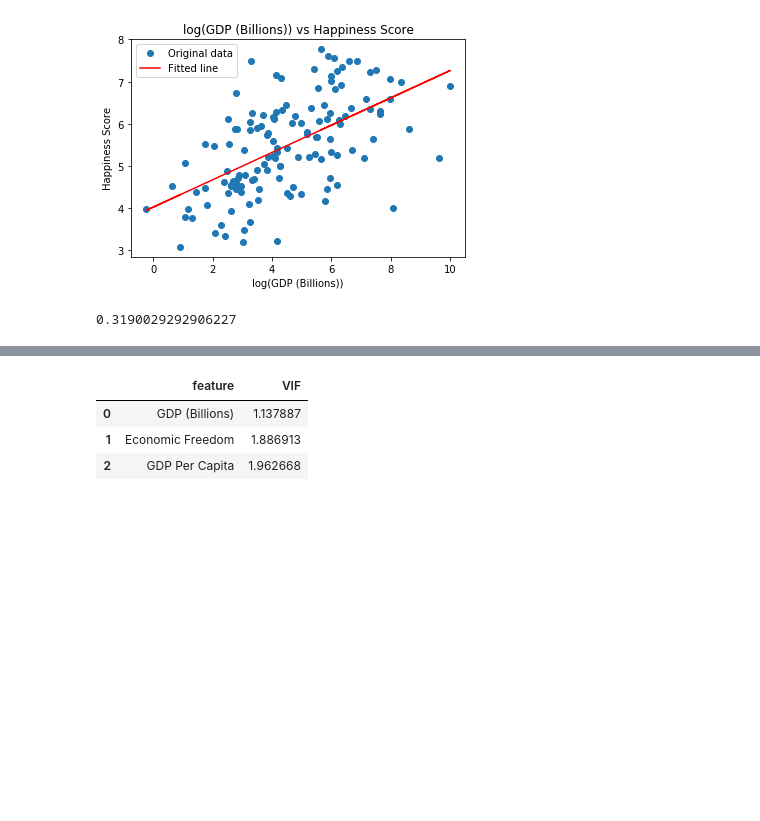
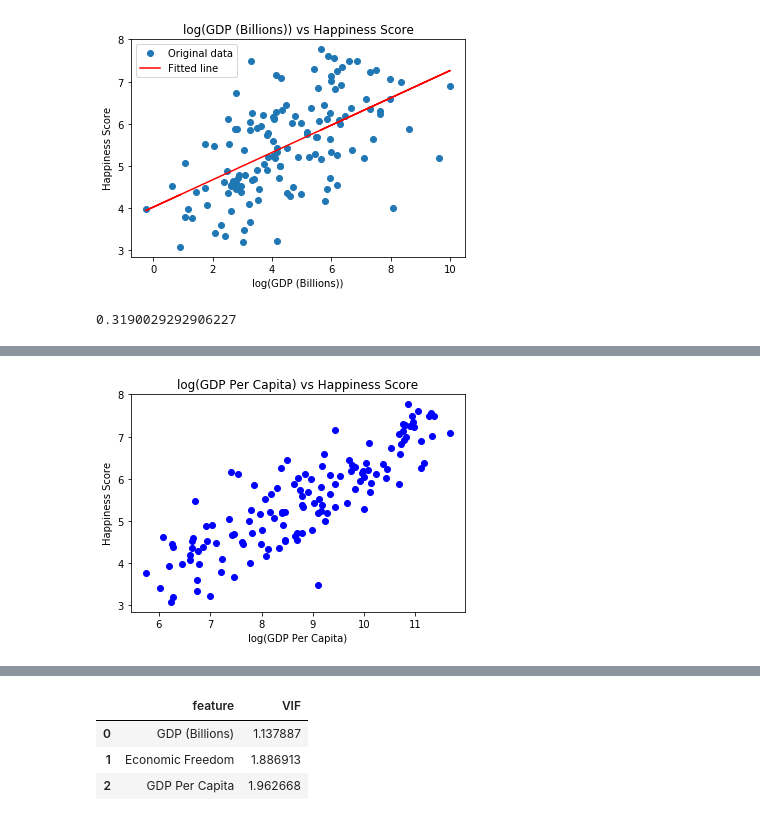
Before and after one commit to wjduq/Economic-Analysis, a Jupyter notebook: Project.ipynb, the cells around one changed output, grey strips where cells are left out. Cells and saved outputs as stored; diff of their text form; code cells hidden in the pictures; blank space fills up the shorter version.

```diff
--- a/Project.ipynb
+++ b/Project.ipynb
@@ -144,0 +153,9 @@ rSquare2
+# %%
+#Third Model
+pyplot.plot(np.log(df_final["GDP Per Capita"]),df_final["Happiness Score"], "bo") #Covers several orders of magnitude
+pyplot.xlabel("log(GDP Per Capita)")
+pyplot.ylabel("Happiness Score")
+pyplot.title("log(GDP Per Capita) vs Happiness Score")
+pyplot.show()
+# %% [output]
+[figure, added]
```
Also changed, not shown: parts of 16 cells of this notebook.
